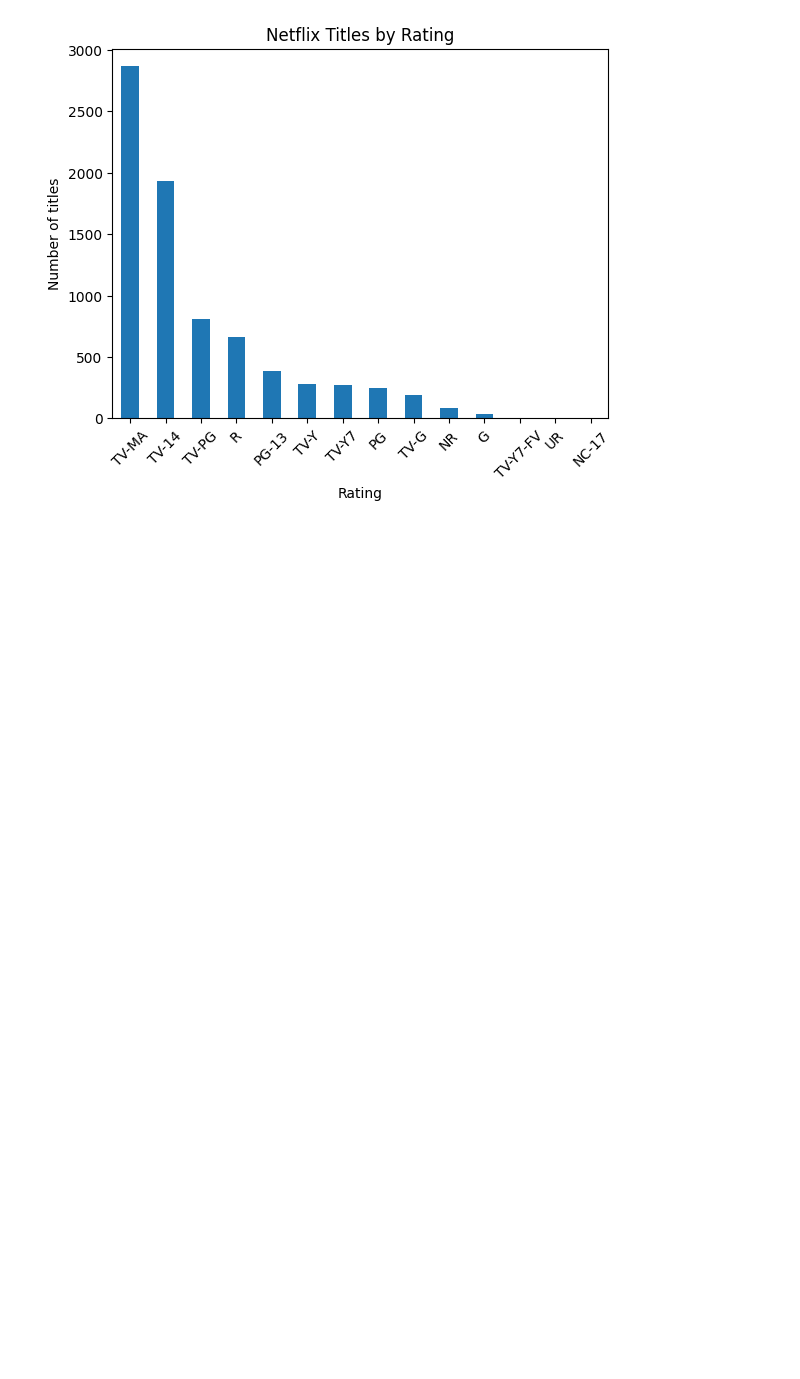
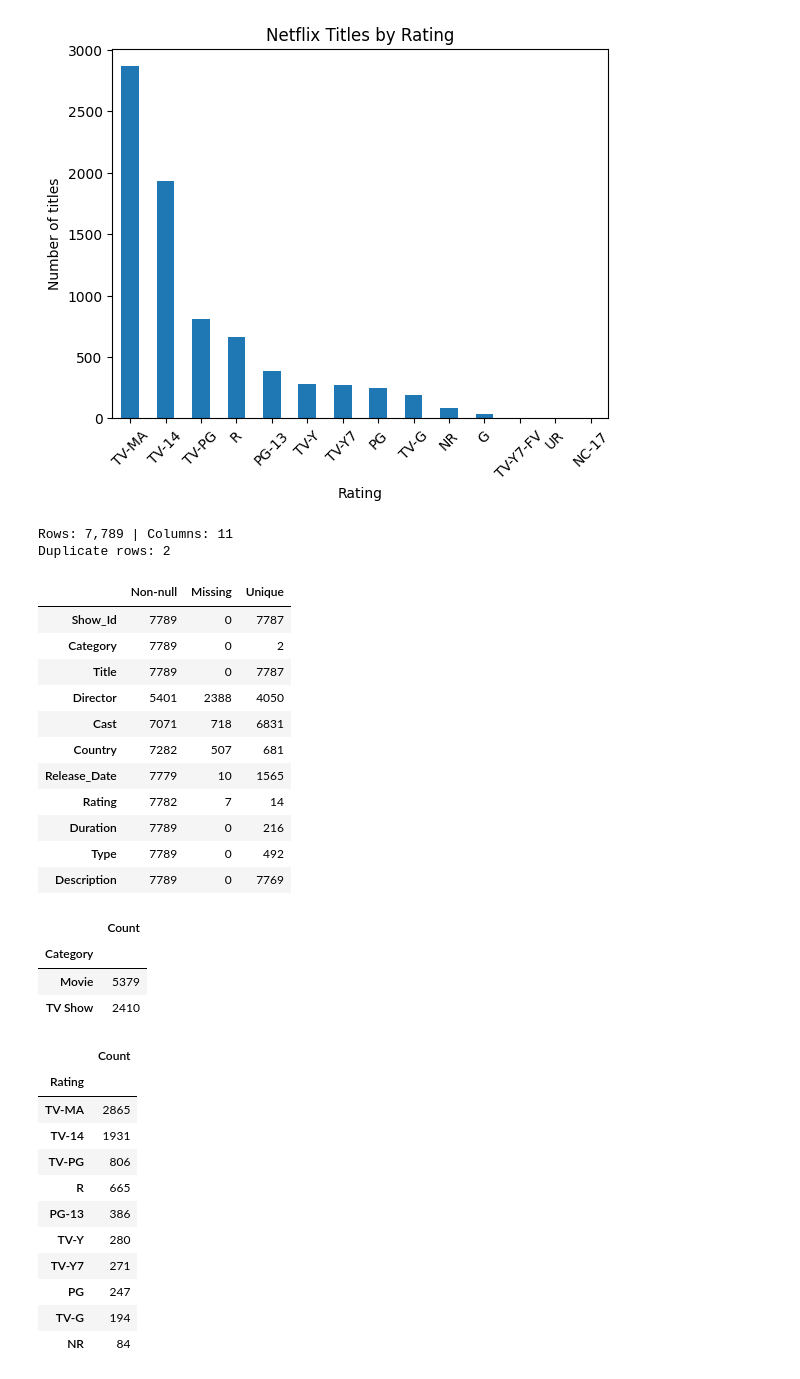
Before and after one commit to ravi7317/Python-Library, a Jupyter notebook: Project/Netflix-Data/netflix.ipynb, the cells around one changed output. Saved outputs shown, nothing was run; the diff lists cells and outputs as text; code cells hidden in the pictures; blank space fills up the shorter version.

```diff
--- a/Project/Netflix-Data/netflix.ipynb
+++ b/Project/Netflix-Data/netflix.ipynb
@@ -474,3 +474,50 @@ data["Rating"].value_counts().plot(
 # %% [output]
 <Axes: title={'center': 'Netflix Titles by Rating'}, xlabel='Rating', ylabel='Number of titles'>
 [figure]
+# %%
+# Dataset overview
+print(f"Rows: {data.shape[0]:,} | Columns: {data.shape[1]}")
+print(f"Duplicate rows: {data.duplicated().sum():,}\n")
+
+# Missing values and unique values by column
+column_summary = pd.DataFrame({
+    "Non-null": data.notna().sum(),
+    "Missing": data.isna().sum(),
+    "Unique": data.nunique()
+})
+display(column_summary)
+
+# Counts for key fields
+display(data["Category"].value_counts().rename("Count").to_frame())
+display(data["Rating"].value_counts().head(10).rename("Count").to_frame())
+# %% [output]
+Rows: 7,789 | Columns: 11
+Duplicate rows: 2
+|  | Non-null | Missing | Unique |
+| Show_Id | 7789 | 0 | 7787 |
+| Category | 7789 | 0 | 2 |
+| Title | 7789 | 0 | 7787 |
+| Director | 5401 | 2388 | 4050 |
+| Cast | 7071 | 718 | 6831 |
+| Country | 7282 | 507 | 681 |
+| Release_Date | 7779 | 10 | 1565 |
+| Rating | 7782 | 7 | 14 |
+| Duration | 7789 | 0 | 216 |
+| Type | 7789 | 0 | 492 |
+| Description | 7789 | 0 | 7769 |
+|  | Count |
+| Category |  |
+| Movie | 5379 |
+| TV Show | 2410 |
+|  | Count |
+| Rating |  |
+| TV-MA | 2865 |
+| TV-14 | 1931 |
+| TV-PG | 806 |
+| R | 665 |
+| PG-13 | 386 |
+| TV-Y | 280 |
+| TV-Y7 | 271 |
+| PG | 247 |
+| TV-G | 194 |
+| NR | 84 |
```
